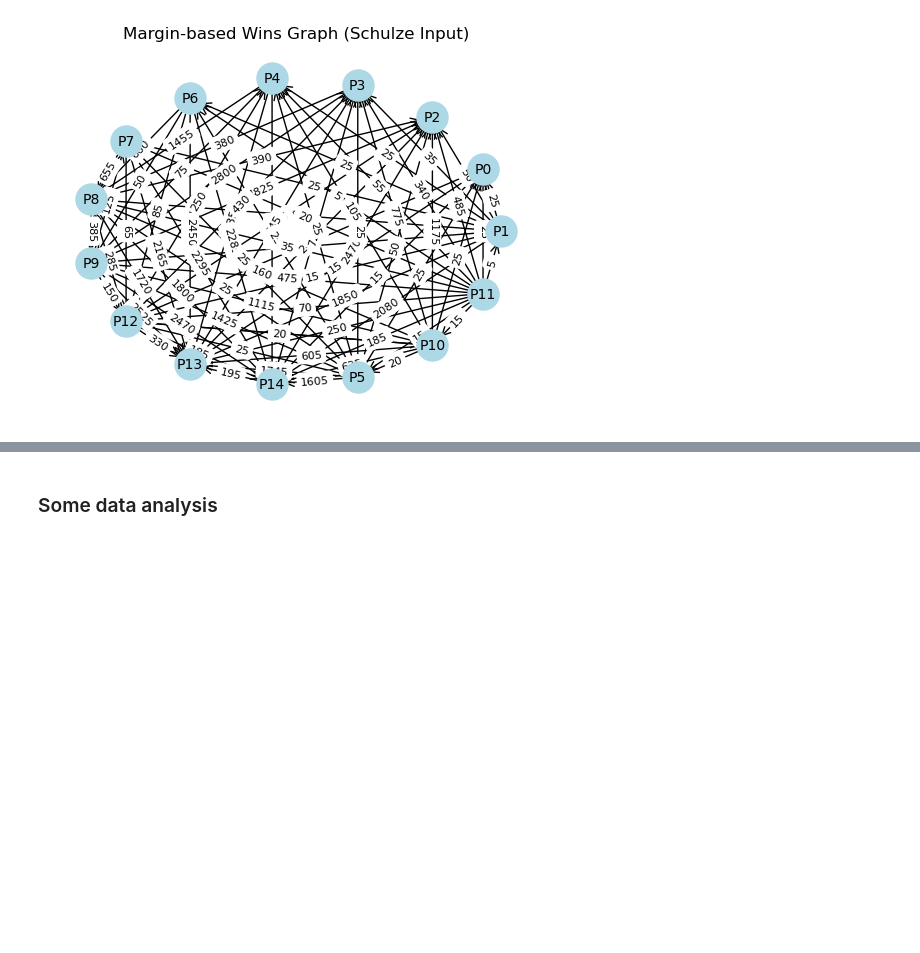
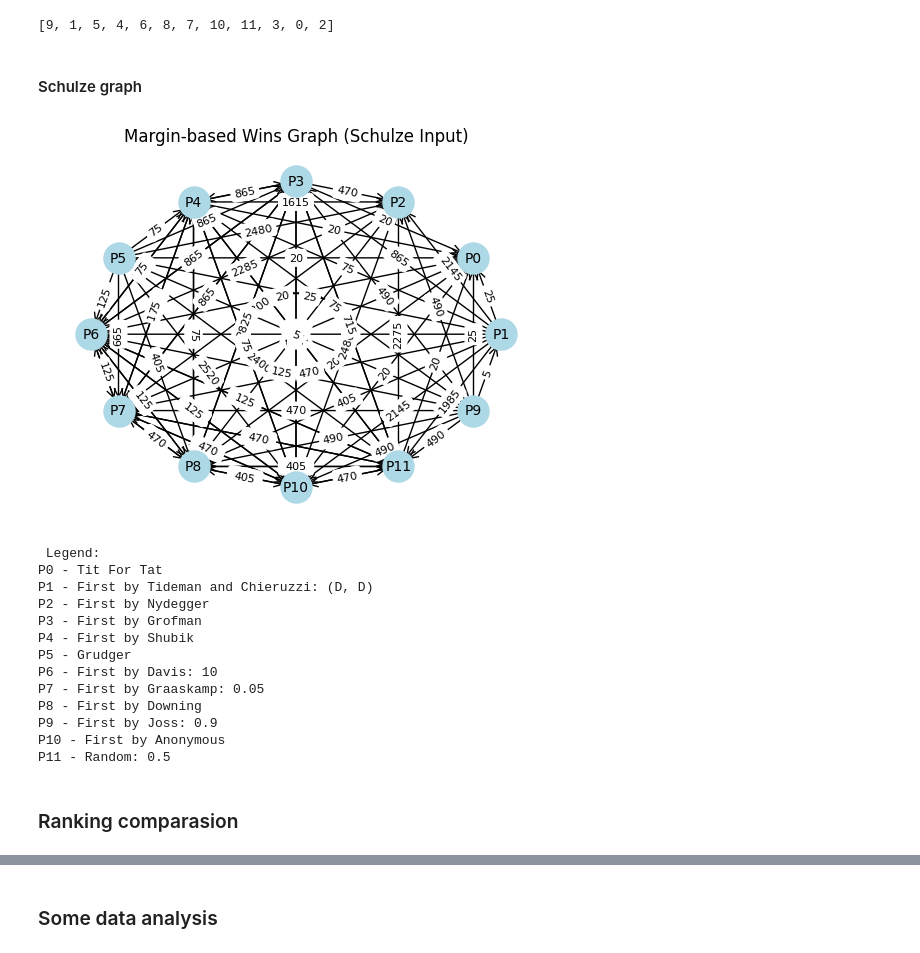
Before and after one commit to kiriz23/TournamentRemix, a Jupyter notebook: Schulze.ipynb, the cells around one changed output, grey strips where cells are left out. Cells and saved outputs as stored; diff of their text form; code cells hidden in the pictures; blank space fills up the shorter version.

```diff
--- a/Schulze.ipynb
+++ b/Schulze.ipynb
@@ -10,7 +12,7 @@ import networkx as nx
 # %%
 players = [axl.TitForTat(), axl.FirstByTidemanAndChieruzzi(), axl.FirstByNydegger(), axl.FirstByGrofman(), axl.FirstByShubik(),
-             axl.FirstBySteinAndRapoport(), axl.Grudger(), axl.FirstByDavis(), axl.FirstByGraaskamp(), axl.FirstByDowning(),
-             axl.FirstByFeld(), axl.FirstByJoss(), axl.FirstByTullock(), axl.FirstByAnonymous(), axl.Random()]
+            axl.Grudger(), axl.FirstByDavis(), axl.FirstByGraaskamp(), axl.FirstByDowning(),
+            axl.FirstByJoss(), axl.FirstByAnonymous(), axl.Random()]
 
 
 num_players = len(players)
@@ -143,15 +123,6 @@ Pairwise wins matrix:
 # %%
-# Step 2: Apply Schulze method
 def schulze_method(pairwise_matrix):
     n = len(pairwise_matrix)
-    p = np.zeros((n, n), dtype=float)
-
-    # Initialize p with direct wins
-    for i in range(n):
-        for j in range(n):
-            if i != j:
-                if pairwise_matrix[i][j] > pairwise_matrix[j][i]:
-                    p[i][j] = pairwise_matrix[i][j]
 
     # Compute strongest paths
     for i in range(n):
@@ -159,16 +130,15 @@ def schulze_method(pairwise_matrix):
             if i != j:
                 for k in range(n):
                     if i != k and j != k:
-                        p[j][k] = max(p[j][k], min(p[j][i], p[i][k]))
+                        pairwise_matrix[j][k] = max(pairwise_matrix[j][k], min(pairwise_matrix[j][i], pairwise_matrix[i][k]))
 
-    # Ranking: sort by number of wins in path strength
-    ranking = sorted(range(n), key=lambda x: sum(p[x][y] > p[y][x] for y in range(n)), reverse=True)
+    # Ranking: sort by scores difference in path strength
+    ranking = sorted(range(n), key=lambda x: sum(pairwise_matrix[x][y] > pairwise_matrix[y][x] for y in range(n)), reverse=True)
     return ranking
 
-ranking = schulze_method(pairwise_wins)
-
+schulze_ranking = schulze_method(pairwise_wins)
 print("\nSchulze ranking:")
-for pos, idx in enumerate(ranking, 1):
+for pos, idx in enumerate(schulze_ranking, 1):
     print(f"{pos}. {players[idx]}")
 # %% [output]
 Schulze ranking:
@@ -208,3 +172,9 @@ results.ranked_names
+# %%
+print(schulze_ranking)
+# %% [output]
+[9, 1, 5, 4, 6, 8, 7, 10, 11, 3, 0, 2]
+# %% [markdown]
+#### Schulze graph
 # %%
 def plot_margin_graph(pairwise_wins, labels=None):
     """
@@ -220,31 +190,49 @@ def plot_margin_graph(pairwise_wins, labels=None):
     # Add edges with weight
     for i in range(n):
         for j in range(n):
             if i != j and pairwise_wins[i][j] > 0:
                 G.add_edge(labels[i], labels[j], weight=int(pairwise_wins[i][j]))
 
     # Layout
     pos = nx.circular_layout(G)
 
     # Draw nodes
     nx.draw_networkx_nodes(G, pos, node_size=500, node_color='lightblue')
     nx.draw_networkx_labels(G, pos, font_size=10)
 
     # Draw edges with thickness proportional to margin
     edges = G.edges(data=True)
     widths = [max(1, w['weight'] / max(pairwise_wins.flatten()) * 10) for (_, _, w) in edges]
     nx.draw_networkx_edges(G, pos, edgelist=edges, width=widths, arrowstyle='->', arrowsize=15)
 
     # Add labels showing margins
     edge_labels = {(u, v): f"{d['weight']}" for u, v, d in edges}
     nx.draw_networkx_edge_labels(G, pos, edge_labels=edge_labels, font_size=8)
 
     plt.title("Margin-based Wins Graph (Schulze Input)")
     plt.axis("off")
     plt.show()
 
 # Example usage:
 a = plot_margin_graph(pairwise_wins, labels=[f"P{i}" for i in range(pairwise_wins.shape[0])])
 a
+print("\n Legend:")
+for idx in range (0,num_players):
+    print(f"P{idx} - {players[idx]}")
 # %% [output]
-[figure, old version]
+[figure, new version]
+ Legend:
+P0 - Tit For Tat
+P1 - First by Tideman and Chieruzzi: (D, D)
+P2 - First by Nydegger
+P3 - First by Grofman
+P4 - First by Shubik
+P5 - Grudger
+P6 - First by Davis: 10
+P7 - First by Graaskamp: 0.05
+P8 - First by Downing
+P9 - First by Joss: 0.9
+P10 - First by Anonymous
+P11 - Random: 0.5
+# %% [markdown]
+### Ranking comparasion
```
Also changed, not shown: parts of 20 cells of this notebook.
